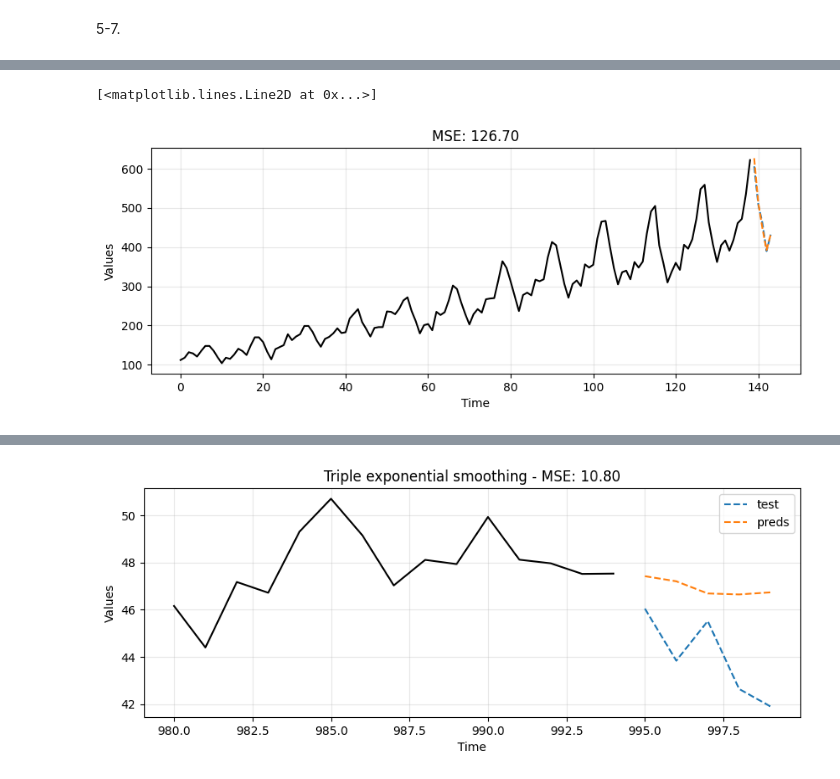
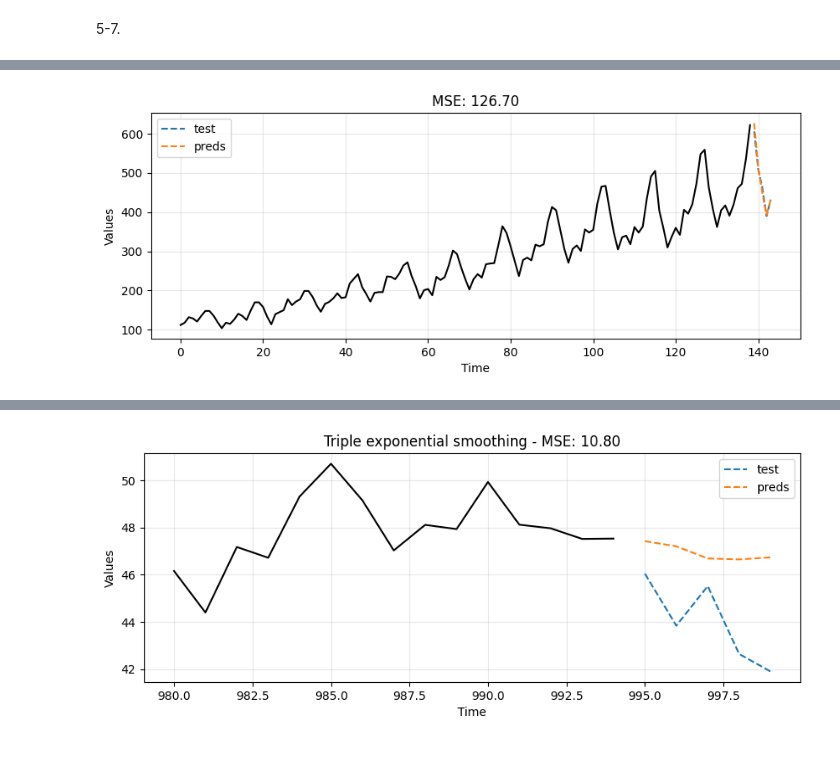
Before and after one commit to altUSER/ts2, a Jupyter notebook: 3 smoothing.ipynb, the cells around one changed output, grey strips where cells are left out. Saved outputs shown, nothing was run; the diff lists cells and outputs as text; code cells hidden in the pictures.

```diff
--- a/3 smoothing.ipynb
+++ b/3 smoothing.ipynb
@@ -770,10 +771,11 @@ MSE:  126.70069313971575
 # %%
 ax = run_sequence_plot(mytime1[:-5], train1, title=f"MSE: {triple_mse1:.2f}")
 ax.plot(mytime1[-5:], test1, color='tab:blue', linestyle="--", label="test")
 ax.plot(mytime1[-5:], triple_preds1, color='tab:orange', linestyle="--", label="preds")
+plt.legend()
+plt.show()
 # %% [output]
-[<matplotlib.lines.Line2D at 0x...>]
-[figure, old version]
+[figure, new version]
 # %%
 train2 = train2 - min(train2) + 1
 
```
Also changed, not shown: parts of 4 cells of this notebook, 1 other file.
